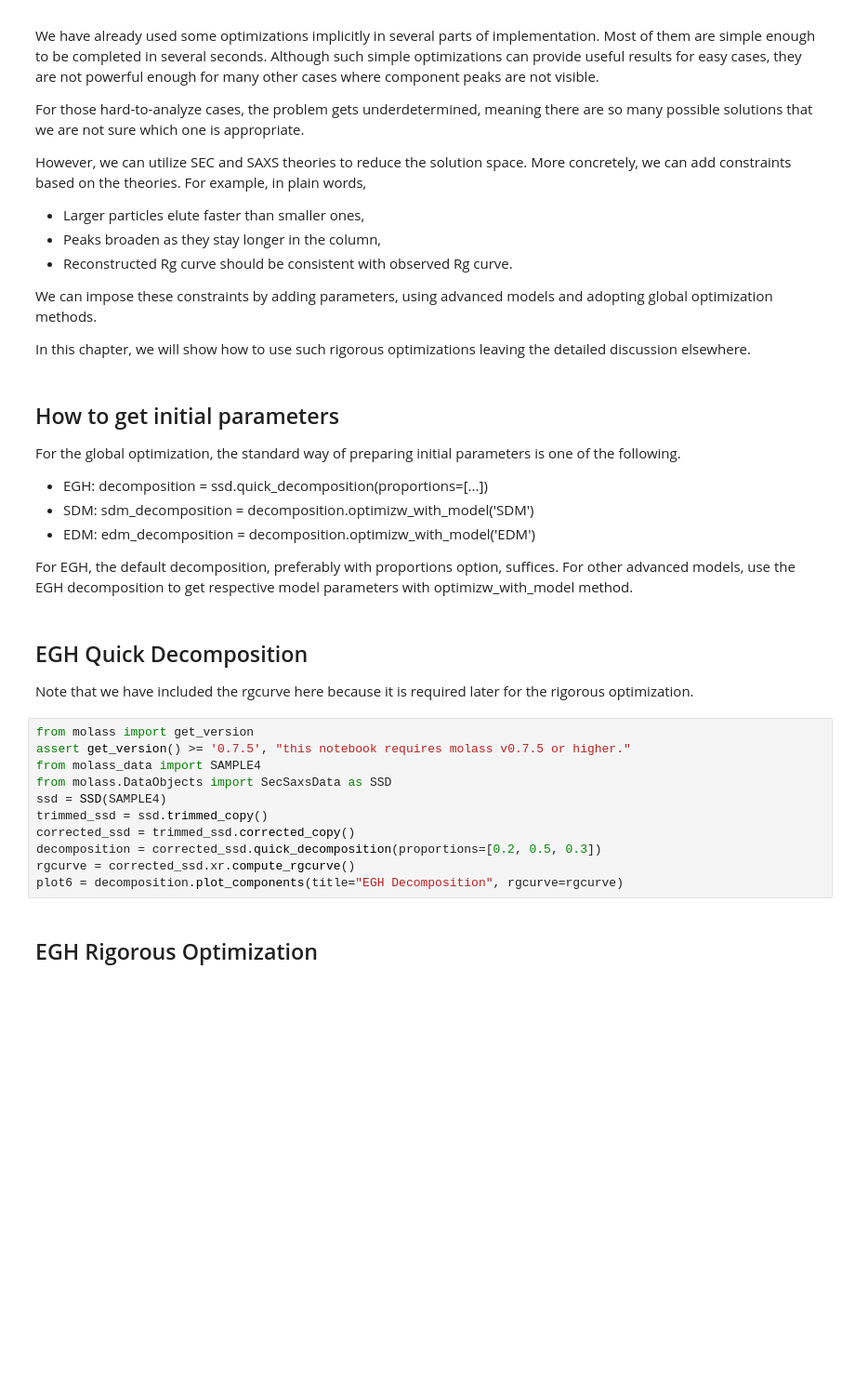
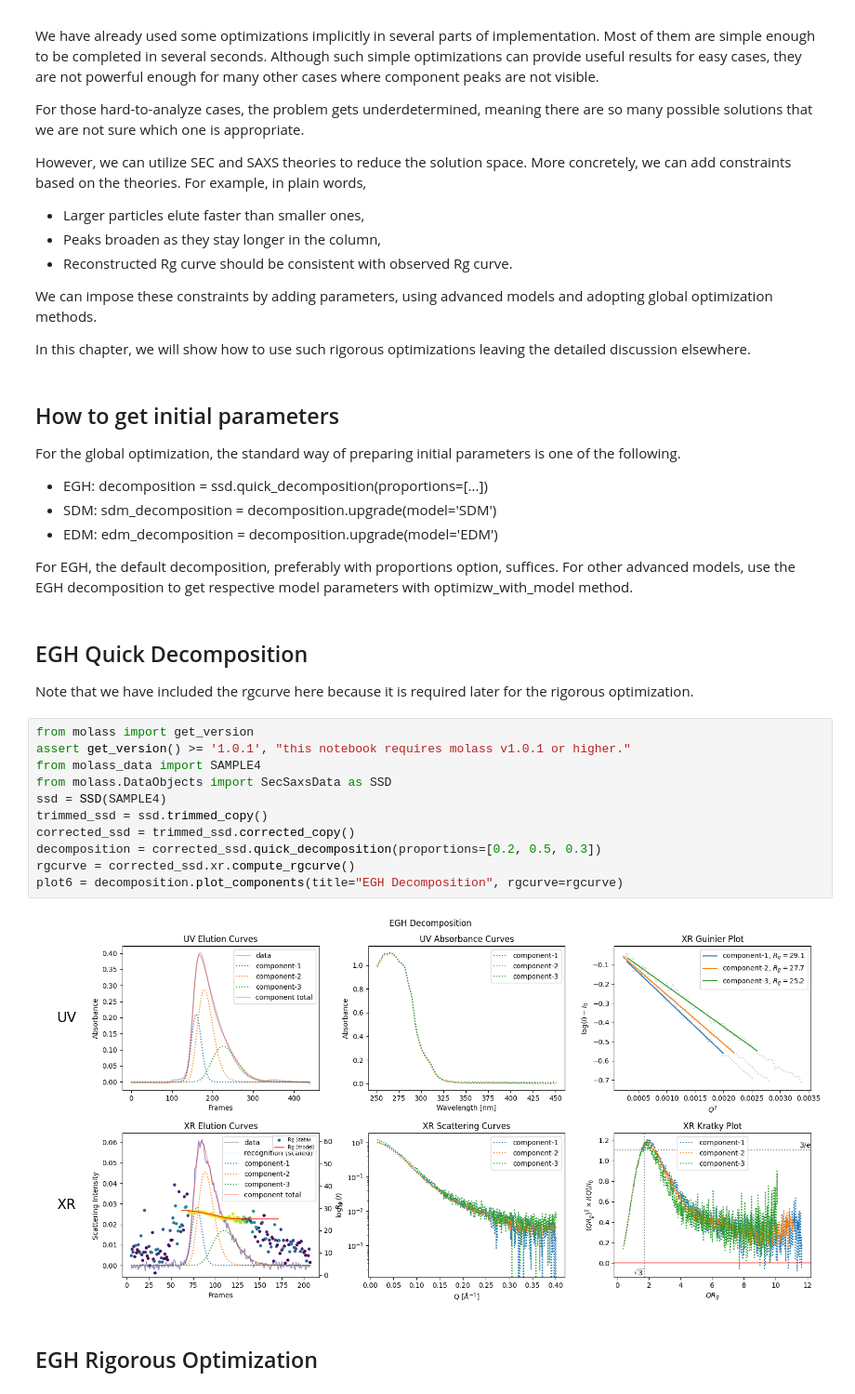
Before and after one commit to biosaxs-dev/molass-tutorial, a Jupyter notebook: chapters/20/rigorous.ipynb, the cells around one changed output. Shown at 93% size. Drawn from its saved outputs; the diff is of its cells as text; blank space fills up the shorter version.

```diff
--- a/chapters/20/rigorous.ipynb
+++ b/chapters/20/rigorous.ipynb
@@ -21,8 +21,8 @@ In this chapter, we will show how to use such rigorous optimizations leaving the
 For the global optimization, the standard way of preparing initial parameters is one of the following.
 
 * EGH: decomposition = ssd.quick_decomposition(proportions=[...])
-* SDM: sdm_decomposition = decomposition.optimizw_with_model('SDM')
-* EDM: edm_decomposition = decomposition.optimizw_with_model('EDM')
+* SDM: sdm_decomposition = decomposition.upgrade(model='SDM')
+* EDM: edm_decomposition = decomposition.upgrade(model='EDM')
 
 For EGH, the default decomposition, preferably with proportions option, suffices.
 For other advanced models, use the EGH decomposition to get respective model parameters with optimizw_with_model method.
@@ -32,15 +32,17 @@ For other advanced models, use the EGH decomposition to get respective model par
 Note that we have included the rgcurve here because it is required later for the rigorous optimization.
 # %%
 from molass import get_version
-assert get_version() >= '0.7.5', "this notebook requires molass v0.7.5 or higher."
+assert get_version() >= '1.0.1', "this notebook requires molass v1.0.1 or higher."
 from molass_data import SAMPLE4
 from molass.DataObjects import SecSaxsData as SSD
 ssd = SSD(SAMPLE4)
 trimmed_ssd = ssd.trimmed_copy()
 corrected_ssd = trimmed_ssd.corrected_copy()
 decomposition = corrected_ssd.quick_decomposition(proportions=[0.2, 0.5, 0.3])
 rgcurve = corrected_ssd.xr.compute_rgcurve()
 plot6 = decomposition.plot_components(title="EGH Decomposition", rgcurve=rgcurve)
+# %% [output]
+[figure, added]
 # %% [markdown]
 ## EGH Rigorous Optimization
 # %%
```
Also changed, not shown: parts of 3 cells of this notebook.
